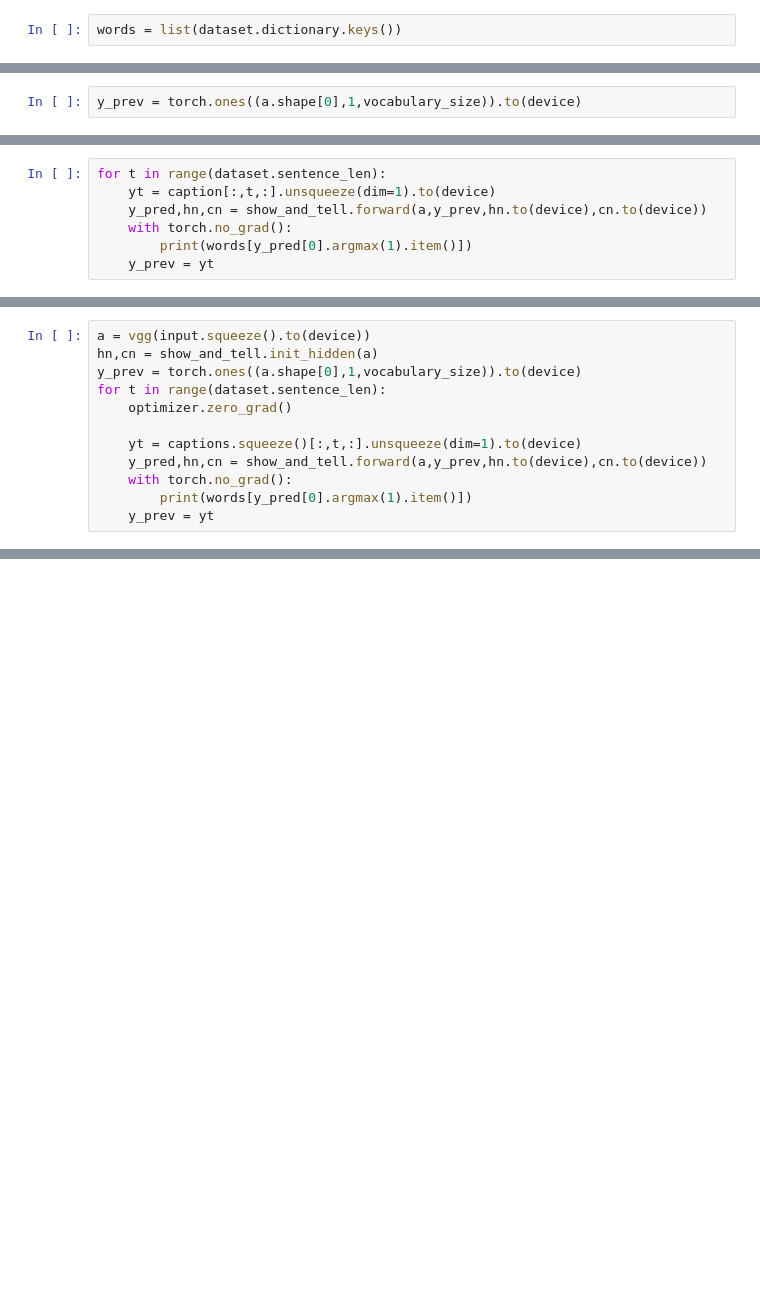
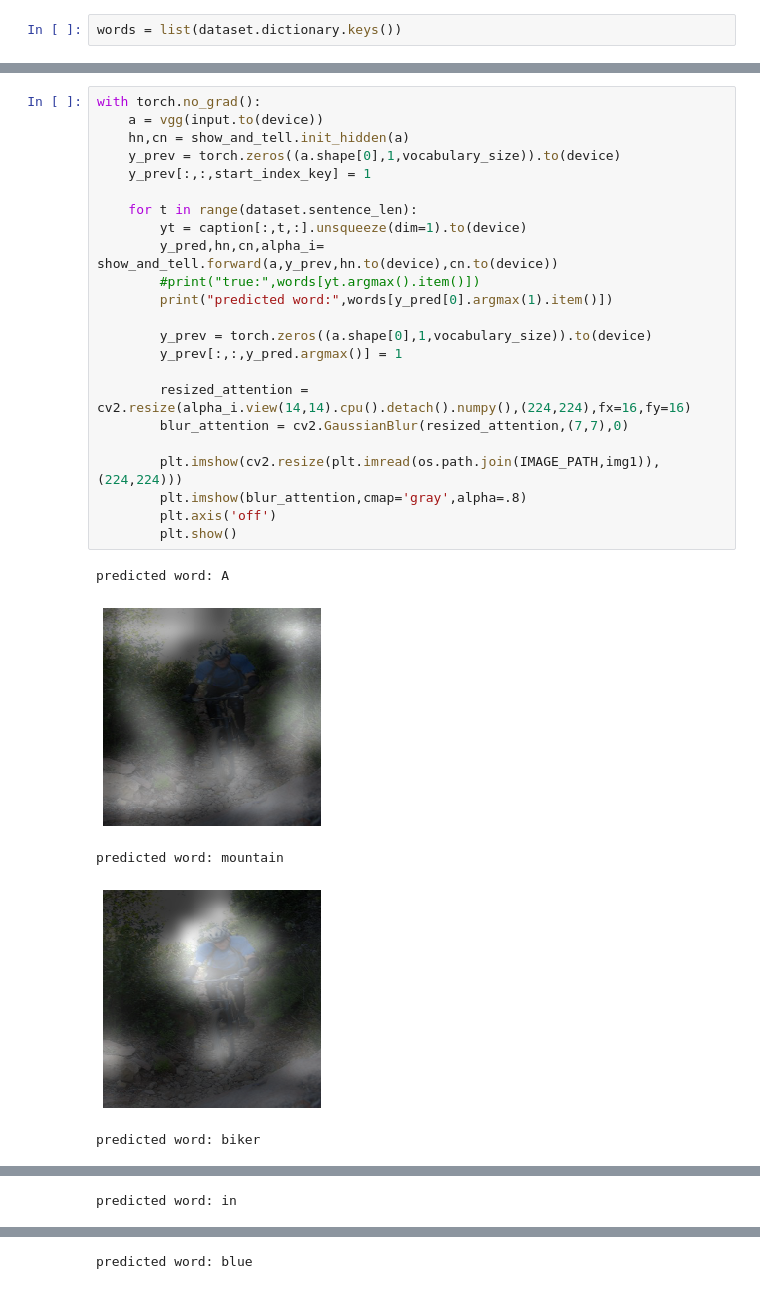
Before and after one commit to mlpotter/ShowAttendTell, a Jupyter notebook: Train.ipynb, the cells around one changed output, grey strips where cells are left out. Saved outputs shown, nothing was run; the diff lists cells and outputs as text; blank space fills up the shorter version.

Commit message:
Add files via upload
Soft Attention working

```diff
--- a/Train.ipynb
+++ b/Train.ipynb
@@ -87,2 +133,0 @@ hn,cn = show_and_tell.init_hidden(a)
-# %%
-y_prev = torch.ones((a.shape[0],1,vocabulary_size)).to(device)
@@ -93,7 +133,0 @@ yt.size()
-# %%
-for t in range(dataset.sentence_len):
-    yt = caption[:,t,:].unsqueeze(dim=1).to(device)
-    y_pred,hn,cn = show_and_tell.forward(a,y_prev,hn.to(device),cn.to(device))
-    with torch.no_grad():
-        print(words[y_pred[0].argmax(1).item()])
-    y_prev = yt
@@ -100,12 +152,29 @@ for t in range(dataset.sentence_len):
 # %%
-a = vgg(input.squeeze().to(device))
-hn,cn = show_and_tell.init_hidden(a)
-y_prev = torch.ones((a.shape[0],1,vocabulary_size)).to(device)
-for t in range(dataset.sentence_len):
-    optimizer.zero_grad()
+with torch.no_grad():
+    a = vgg(input.to(device))
+    hn,cn = show_and_tell.init_hidden(a)
+    y_prev = torch.zeros((a.shape[0],1,vocabulary_size)).to(device)
+    y_prev[:,:,start_index_key] = 1
 
-    yt = captions.squeeze()[:,t,:].unsqueeze(dim=1).to(device)
-    y_pred,hn,cn = show_and_tell.forward(a,y_prev,hn.to(device),cn.to(device))
-    with torch.no_grad():
-        print(words[y_pred[0].argmax(1).item()])
-    y_prev = yt
+    for t in range(dataset.sentence_len):
+        yt = caption[:,t,:].unsqueeze(dim=1).to(device)
+        y_pred,hn,cn,alpha_i= show_and_tell.forward(a,y_prev,hn.to(device),cn.to(device))
+        #print("true:",words[yt.argmax().item()])
+        print("predicted word:",words[y_pred[0].argmax(1).item()])
+
+        y_prev = torch.zeros((a.shape[0],1,vocabulary_size)).to(device)
+        y_prev[:,:,y_pred.argmax()] = 1
+
+        resized_attention = cv2.resize(alpha_i.view(14,14).cpu().detach().numpy(),(224,224),fx=16,fy=16)
+        blur_attention = cv2.GaussianBlur(resized_attention,(7,7),0)
+
+        plt.imshow(cv2.resize(plt.imread(os.path.join(IMAGE_PATH,img1)),(224,224)))
+        plt.imshow(blur_attention,cmap='gray',alpha=.8)
+        plt.axis('off')
+        plt.show()
+# %% [output]
+predicted word: A
+[figure, added]
+predicted word: mountain
+[figure, added]
+predicted word: biker
@@ -111,0 +182 @@ for t in range(dataset.sentence_len):
+predicted word: in
@@ -111,0 +184 @@ for t in range(dataset.sentence_len):
+predicted word: blue
```
Also changed, not shown: parts of 27 cells of this notebook, 2 other files.
